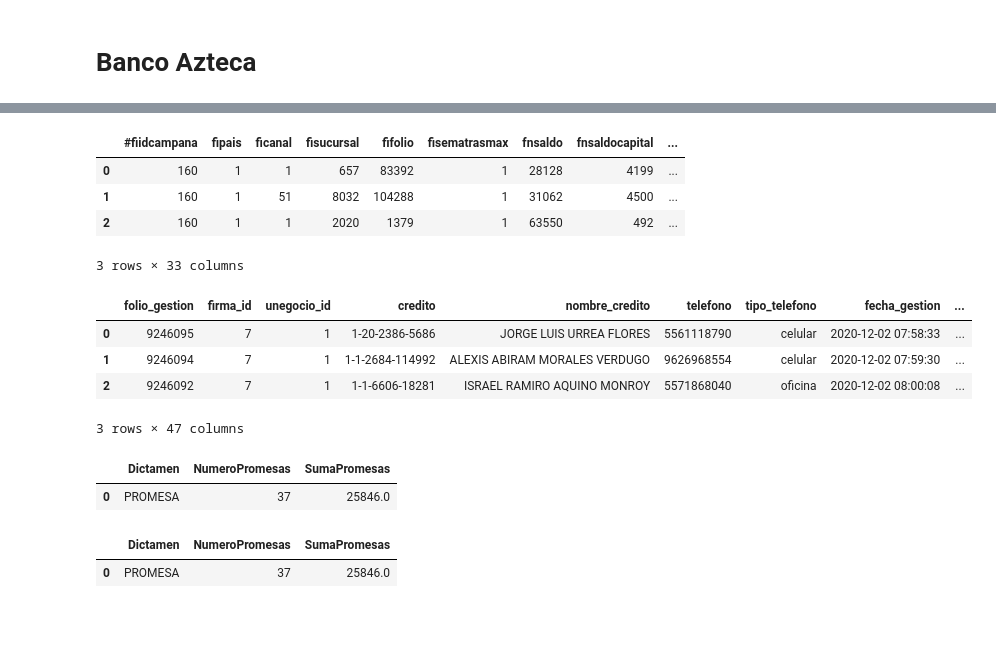
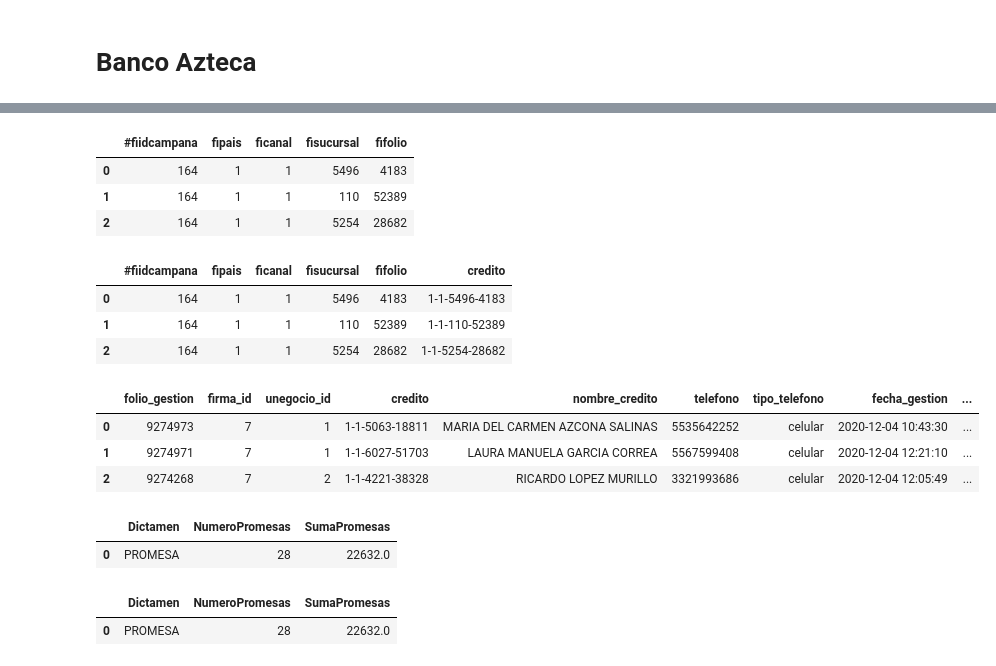
Before and after one commit to ericklopz1097/Profesionales-en-Recuperacion, a Jupyter notebook: Promesas_diarias.ipynb, the cells around one changed output, grey strips where cells are left out. Saved outputs shown, nothing was run; the diff lists cells and outputs as text; code cells hidden in the pictures; blank space fills up the shorter version.

```diff
--- a/Promesas_diarias.ipynb
+++ b/Promesas_diarias.ipynb
@@ -11,6 +12,9 @@ InteractiveShell.ast_node_interactivity = "all"
 # %%
 #Definimos la ruta en donde queremos guardar los archivos
 ruta = '/home/estadistico/Documents/Erick/Reportes diarios/Promesas Diarias'
+#Definimos la ruta donde estan las asignaciones
+ruta_asig_baz = '/home/estadistico/Documents/Erick/Banco Azteca/Asignacion csv'
+mes2 = 'Diciembre2020'
 # %%
 #Agregamos las variables a ocupar
 servidor = '192.168.15.12'
@@ -286,23 +310,33 @@ asignacion_baz = pd.concat(df_lst)
+# %%
+asignacion_baz = pd.read_csv(''+ruta_asig_baz+'/Asignacion banco azteca '+str(mes2)+'.csv')
+asignacion_baz = asignacion_baz.rename(columns=str.lower)
+asignacion_baz.head(3)
+# %% [output]
+|  | #fiidcampana | fipais | ficanal | fisucursal | fifolio |
+| 0 | 164 | 1 | 1 | 5496 | 4183 |
+| 1 | 164 | 1 | 1 | 110 | 52389 |
+| 2 | 164 | 1 | 1 | 5254 | 28682 |
 # %%
 asignacion_baz['credito'] = asignacion_baz['fipais'].map(str)+'-'+asignacion_baz['ficanal'].map(str)+'-'+asignacion_baz['fisucursal'].map(str)+'-'+asignacion_baz['fifolio'].map(str)
 asignacion_baz.head(3)
 # %% [output]
-|  | #fiidcampana | fipais | ficanal | fisucursal | fifolio | fisematrasmax | fnsaldo | fnsaldocapital | ... |
-| 0 | 160 | 1 | 1 | 657 | 83392 | 1 | 28128 | 4199 | ... |
-| 1 | 160 | 1 | 51 | 8032 | 104288 | 1 | 31062 | 4500 | ... |
-| 2 | 160 | 1 | 1 | 2020 | 1379 | 1 | 63550 | 492 | ... |
+|  | #fiidcampana | fipais | ficanal | fisucursal | fifolio | credito |
+| 0 | 164 | 1 | 1 | 5496 | 4183 | 1-1-5496-4183 |
+| 1 | 164 | 1 | 1 | 110 | 52389 | 1-1-110-52389 |
+| 2 | 164 | 1 | 1 | 5254 | 28682 | 1-1-5254-28682 |
-3 rows × 33 columns
 # %%
 consolidado_baz = pd.merge(gestion_baz,asignacion_baz,how='left',on='credito')
 cols = ['monto_promesa','#fiidcampana']
 consolidado_baz[cols] = consolidado_baz[cols].apply(pd.to_numeric, errors='coerce')
+consolidado_baz = consolidado_baz[(consolidado_baz['monto_promesa']>50)]
+consolidado_baz = consolidado_baz[(consolidado_baz['monto_promesa']<500000)]
+consolidado_baz.fillna('COBRANZA',inplace=True)
 consolidado_baz.head(3)
 # %% [output]
 |  | folio_gestion | firma_id | unegocio_id | credito | nombre_credito | telefono | tipo_telefono | fecha_gestion | ... |
-| 0 | 9246095 | 7 | 1 | 1-20-2386-5686 | JORGE LUIS URREA FLORES | 5561118790 | celular | 2020-12-02 07:58:33 | ... |
-| 1 | 9246094 | 7 | 1 | 1-1-2684-114992 | ALEXIS ABIRAM MORALES VERDUGO | 9626968554 | celular | 2020-12-02 07:59:30 | ... |
-| 2 | 9246092 | 7 | 1 | 1-1-6606-18281 | ISRAEL RAMIRO AQUINO MONROY | 5571868040 | oficina | 2020-12-02 08:00:08 | ... |
+| 0 | 9274973 | 7 | 1 | 1-1-5063-18811 | MARIA DEL CARMEN AZCONA SALINAS | 5535642252 | celular | 2020-12-04 10:43:30 | ... |
+| 1 | 9274971 | 7 | 1 | 1-1-6027-51703 | LAURA MANUELA GARCIA CORREA | 5567599408 | celular | 2020-12-04 12:21:10 | ... |
+| 2 | 9274268 | 7 | 2 | 1-1-4221-38328 | RICARDO LOPEZ MURILLO | 3321993686 | celular | 2020-12-04 12:05:49 | ... |
-3 rows × 47 columns
 # %%
 #Obtenemos datos de las promesas de Banco Azteca
 pivot_baz = pd.pivot_table(consolidado_baz,index=['dictamen'],values=['unegocio_id','monto_promesa'],aggfunc=('count',np.sum))
@@ -314,7 +348,7 @@ pivot_baz.fillna(0,inplace=True)
 pivot_baz
 # %% [output]
 |  | Dictamen | NumeroPromesas | SumaPromesas |
-| 0 | PROMESA | 37 | 25846.0 |
+| 0 | PROMESA | 28 | 22632.0 |
 # %%
 #Vemos las promesas reales eliminando duplicados
 consolidado_baz2 = consolidado_baz.drop_duplicates(subset=['credito','fecha_promesa','monto_promesa'])
@@ -327,5 +361,5 @@ pivot_baz2.fillna(0,inplace=True)
 pivot_baz2
 # %% [output]
 |  | Dictamen | NumeroPromesas | SumaPromesas |
-| 0 | PROMESA | 37 | 25846.0 |
+| 0 | PROMESA | 28 | 22632.0 |
 # %%
```
Also changed, not shown: parts of 17 cells of this notebook, 13 other files.
